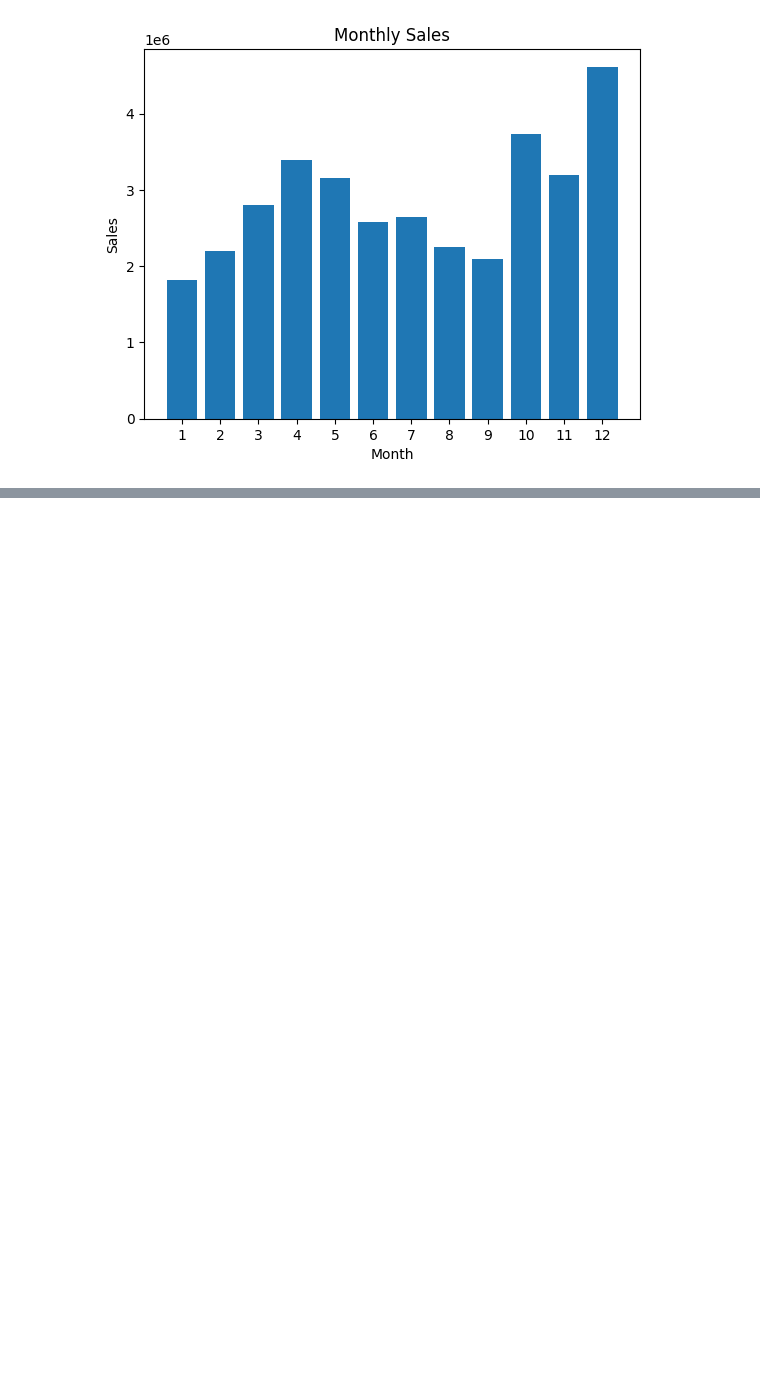
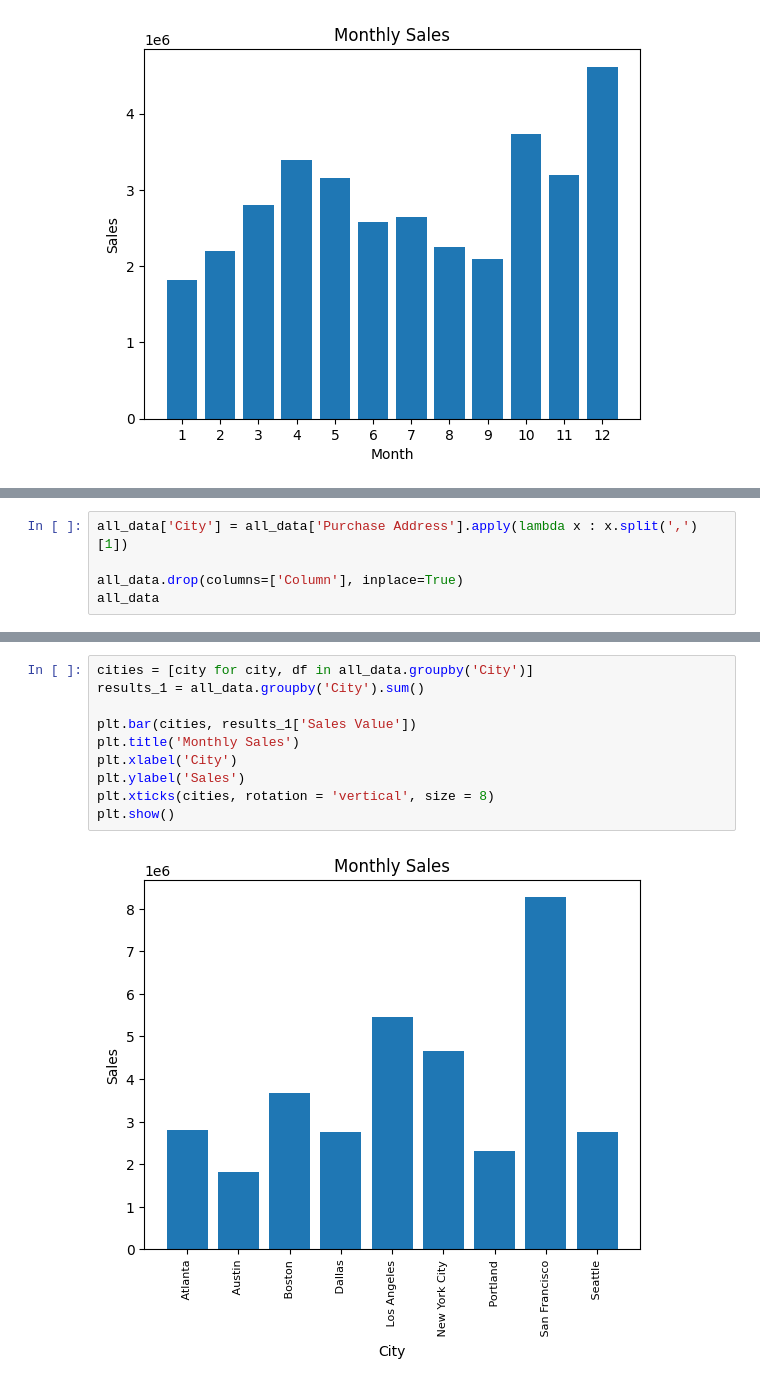
Before and after one commit to daveysull/Sales_Analysis, a Jupyter notebook: Sales_Analysis.ipynb, the cells around one changed output, grey strips where cells are left out. Drawn from its saved outputs; the diff is of its cells as text; blank space fills up the shorter version.

```diff
--- a/Sales_Analysis.ipynb
+++ b/Sales_Analysis.ipynb
@@ -119,0 +123,5 @@ plt.show()
+# %%
+all_data['City'] = all_data['Purchase Address'].apply(lambda x : x.split(',')[1])
+
+all_data.drop(columns=['Column'], inplace=True)
+all_data
@@ -119,0 +166,12 @@ plt.show()
+# %%
+cities = [city for city, df in all_data.groupby('City')]
+results_1 = all_data.groupby('City').sum()
+
+plt.bar(cities, results_1['Sales Value'])
+plt.title('Monthly Sales')
+plt.xlabel('City')
+plt.ylabel('Sales')
+plt.xticks(cities, rotation = 'vertical', size = 8)
+plt.show()
+# %% [output]
+[figure, added]
```
Also changed, not shown: parts of 6 cells of this notebook.
